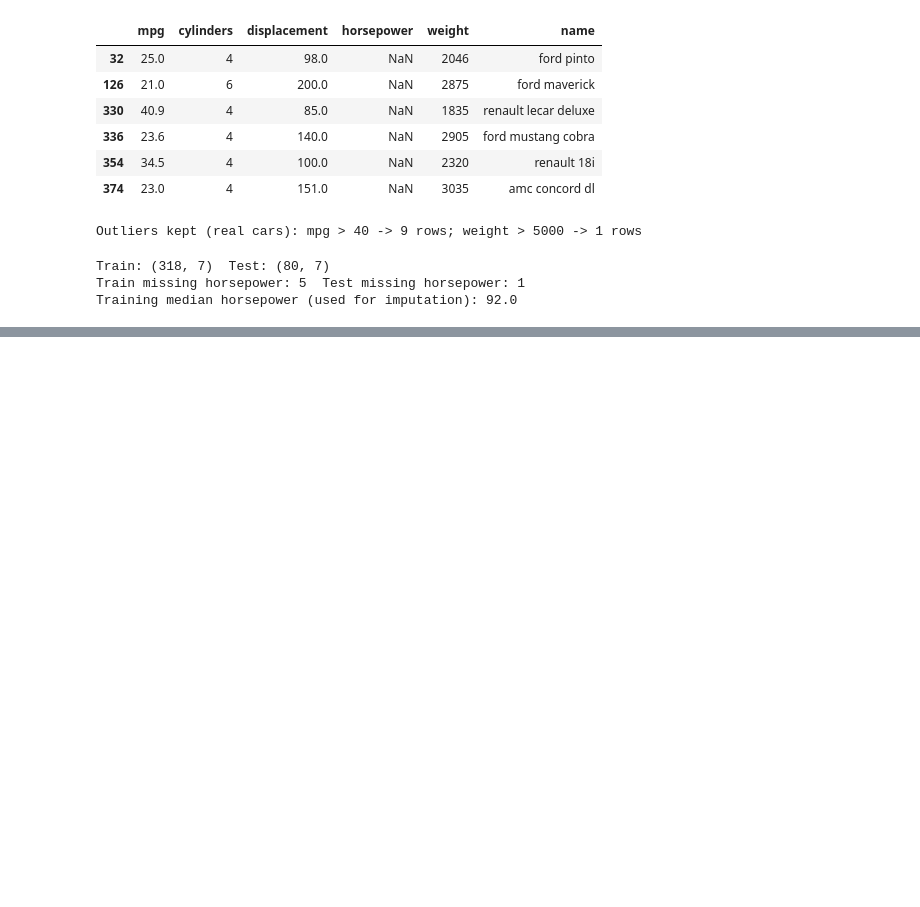
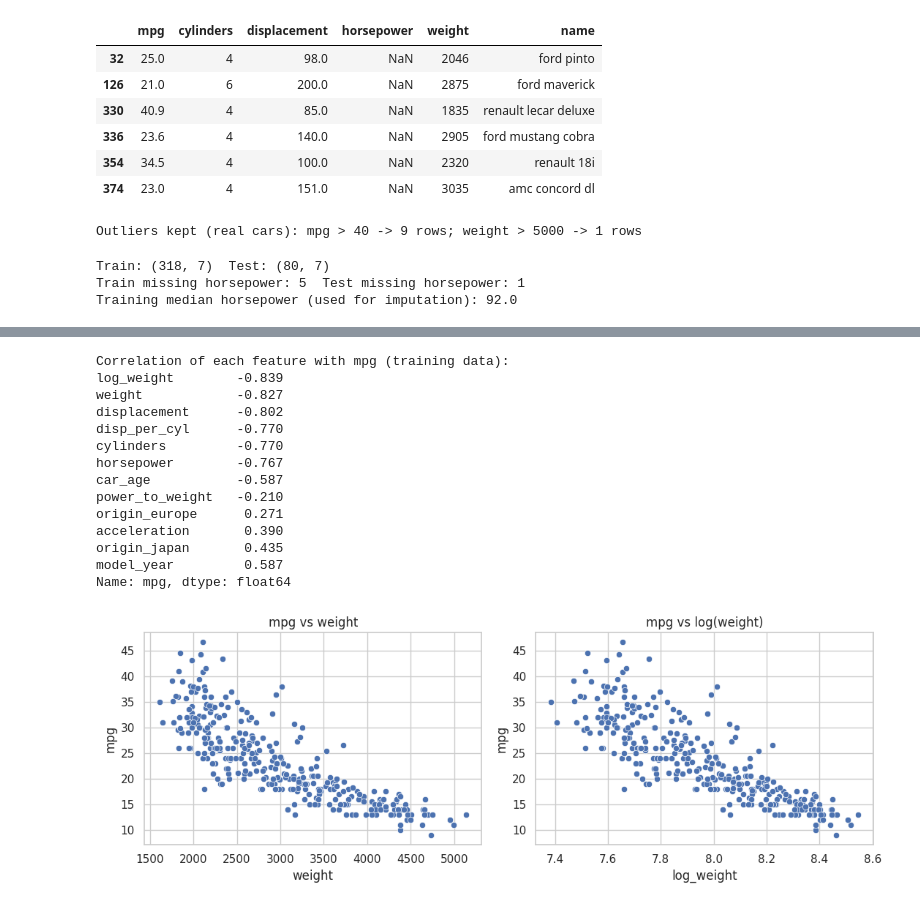
Before and after one commit to Saeed7521/Research-Assignment, a Jupyter notebook: experiment.ipynb, the cells around one changed output, grey strips where cells are left out. Cells and saved outputs as stored; diff of their text form; code cells hidden in the pictures; blank space fills up the shorter version.

Commit message:
Add feature engineering transformer (log weight, power-to-weight, etc.)

```diff
--- a/experiment.ipynb
+++ b/experiment.ipynb
@@ -100,0 +106,28 @@ Training median horsepower (used for imputation): 92.0
+# %%
+from sklearn.base import BaseEstimator, TransformerMixin
+
+class FeatureBuilder(BaseEstimator, TransformerMixin):
+    def __init__(self, engineered=True):
+        self.engineered = engineered
+    def fit(self, X, y=None):
+        self.hp_median_ = X['horsepower'].median()      # learned from training data only
+        return self
+    def transform(self, X):
+        X = X.copy()
+        X['horsepower'] = X['horsepower'].fillna(self.hp_median_)
+        out = X[['cylinders', 'displacement', 'horsepower', 'weight', 'acceleration', 'model_year']].copy()
+        out['origin_europe'] = (X['origin'] == 'europe').astype(int)   # USA is the baseline
+        out['origin_japan'] = (X['origin'] == 'japan').astype(int)
+        if self.engineered:
+            out['log_weight'] = np.log(X['weight'])
+            out['power_to_weight'] = X['horsepower'] / X['weight']
+            out['disp_per_cyl'] = X['displacement'] / X['cylinders']
+            out['car_age'] = 83 - X['model_year']
+        return out
+# %%
+fb_raw = FeatureBuilder(engineered=False).fit(X_train_raw)
+fb_eng = FeatureBuilder(engineered=True).fit(X_train_raw)
+F_train = fb_eng.transform(X_train_raw)
+print('Raw feature count:', fb_raw.transform(X_train_raw).shape[1], '| Engineered feature count:', F_train.shape[1])
+print('Missing values after cleaning (train/test):', F_train.isna().sum().sum(), '/', fb_eng.transform(X_test_raw).isna().sum().sum())
+display(F_train.head())
@@ -100,0 +143,23 @@ Training median horsepower (used for imputation): 92.0
+# %%
+corr_with_y = F_train.assign(mpg=y_train).corr()['mpg'].drop('mpg').sort_values()
+print('Correlation of each feature with mpg (training data):'); print(corr_with_y.round(3))
+fig, ax = plt.subplots(1, 2, figsize=(11, 4))
+sns.scatterplot(x=X_train_raw['weight'], y=y_train, ax=ax[0]); ax[0].set_title('mpg vs weight')
+sns.scatterplot(x=F_train['log_weight'], y=y_train, ax=ax[1]); ax[1].set_title('mpg vs log(weight)')
+plt.tight_layout(); plt.show()
+# %% [output]
+Correlation of each feature with mpg (training data):
+log_weight        -0.839
+weight            -0.827
+displacement      -0.802
+disp_per_cyl      -0.770
+cylinders         -0.770
+horsepower        -0.767
+car_age           -0.587
+power_to_weight   -0.210
+origin_europe      0.271
+acceleration       0.390
+origin_japan       0.435
+model_year         0.587
+Name: mpg, dtype: float64
+[figure, added]
```
Also changed, not shown: parts of 2 cells of this notebook.
